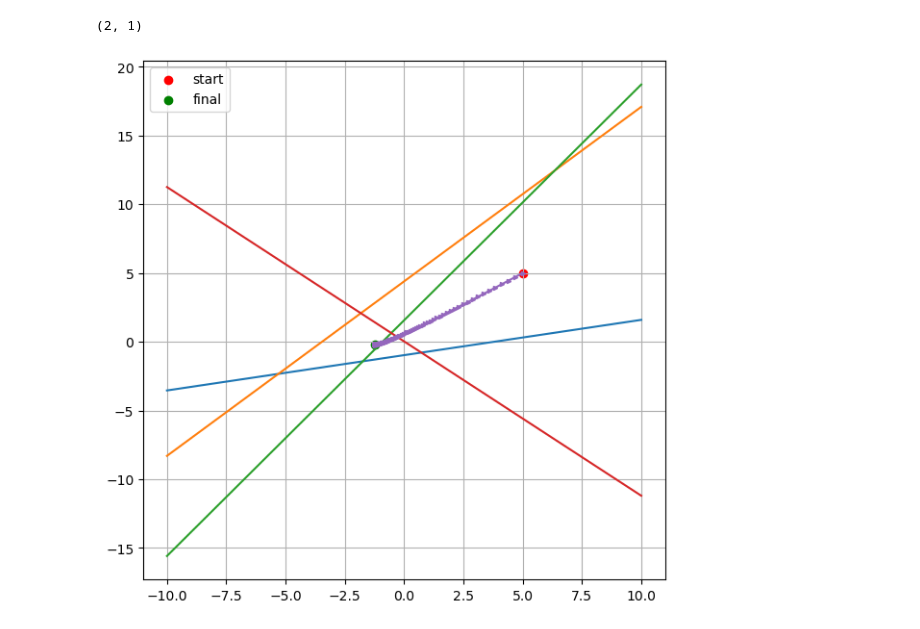
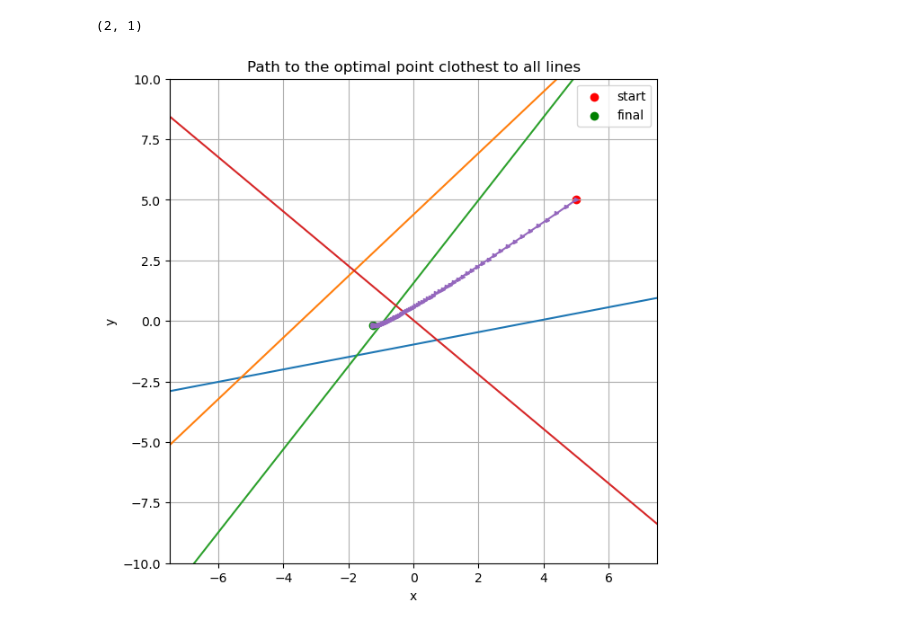
Before and after one commit to kiriyevskykiril/ai-program-2026, a Jupyter notebook: practice/ex_12_practice.ipynb, the cells around one changed output. Cells and saved outputs as stored; diff of their text form; code cells hidden in the pictures.

```diff
--- a/practice/ex_12_practice.ipynb
+++ b/practice/ex_12_practice.ipynb
@@ -52,13 +52,18 @@ point.shape
 # %%
 fig, ax = plt.subplots(figsize=(7,7))
 for row in mY:
     ax.plot(vX, row[0] * vX + row[1])
 
 ax.plot(trajectory[:,0], trajectory[:,1], '->', markersize=3)
 ax.scatter(trajectory[0,0], trajectory[0,1], color='red', label='start')
 ax.scatter(trajectory[-1,0], trajectory[-1,1], color='green', label='final')
 ax.grid(True)
 ax.legend()
+ax.set_xlabel('x')
+ax.set_ylabel('y')
+ax.set_title('Path to the optimal point clothest to all lines')
+ax.set_xlim(-7.5, 7.5)
+ax.set_ylim(-10, 10)
 plt.show()
 # %% [output]
-[figure, old version]
+[figure, new version]
```
